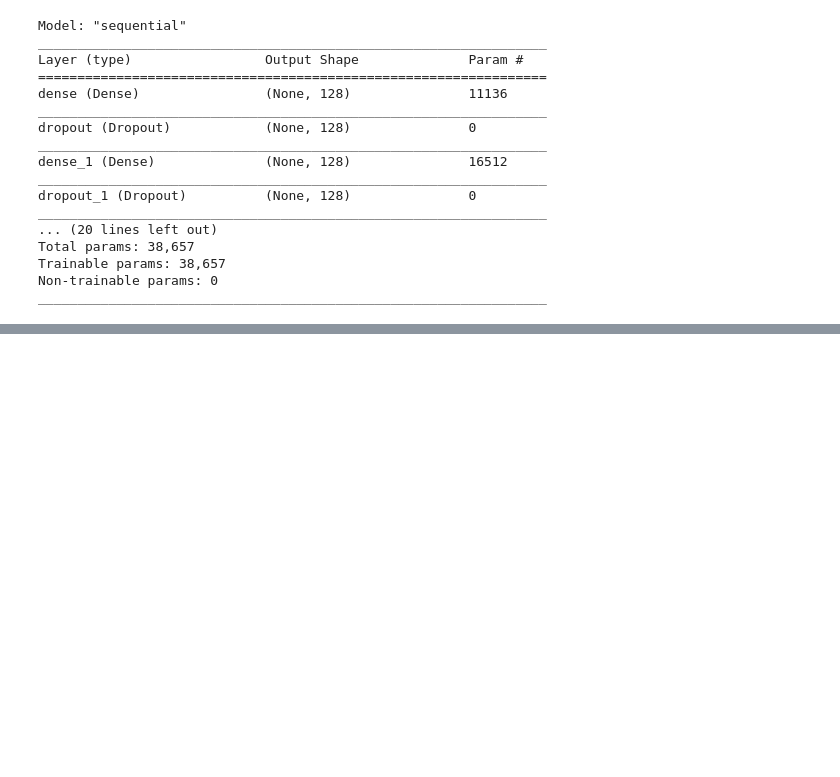
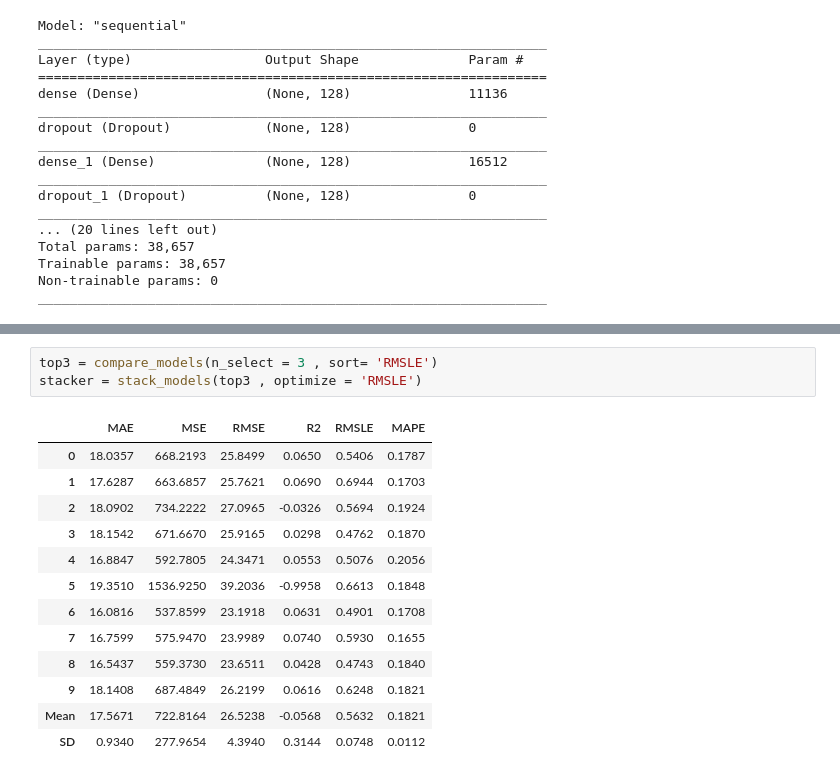
Before and after one commit to karthikchiru12/Predicting-Lap-Time, a Jupyter notebook: Predicting Lap Time.ipynb, the cells around one changed output, grey strips where cells are left out. Saved outputs shown, nothing was run; the diff lists cells and outputs as text; blank space fills up the shorter version.

```diff
--- a/Predicting Lap Time.ipynb
+++ b/Predicting Lap Time.ipynb
@@ -632,0 +756,17 @@ plt.show()
+# %%
+top3 = compare_models(n_select = 3 , sort= 'RMSLE')
+stacker = stack_models(top3 , optimize = 'RMSLE')
+# %% [output]
+|  | MAE | MSE | RMSE | R2 | RMSLE | MAPE |
+| 0 | 18.0357 | 668.2193 | 25.8499 | 0.0650 | 0.5406 | 0.1787 |
+| 1 | 17.6287 | 663.6857 | 25.7621 | 0.0690 | 0.6944 | 0.1703 |
+| 2 | 18.0902 | 734.2222 | 27.0965 | -0.0326 | 0.5694 | 0.1924 |
+| 3 | 18.1542 | 671.6670 | 25.9165 | 0.0298 | 0.4762 | 0.1870 |
+| 4 | 16.8847 | 592.7805 | 24.3471 | 0.0553 | 0.5076 | 0.2056 |
+| 5 | 19.3510 | 1536.9250 | 39.2036 | -0.9958 | 0.6613 | 0.1848 |
+| 6 | 16.0816 | 537.8599 | 23.1918 | 0.0631 | 0.4901 | 0.1708 |
+| 7 | 16.7599 | 575.9470 | 23.9989 | 0.0740 | 0.5930 | 0.1655 |
+| 8 | 16.5437 | 559.3730 | 23.6511 | 0.0428 | 0.4743 | 0.1840 |
+| 9 | 18.1408 | 687.4849 | 26.2199 | 0.0616 | 0.6248 | 0.1821 |
+| Mean | 17.5671 | 722.8164 | 26.5238 | -0.0568 | 0.5632 | 0.1821 |
+| SD | 0.9340 | 277.9654 | 4.3940 | 0.3144 | 0.0748 | 0.0112 |
```
Also changed, not shown: parts of 33 cells of this notebook, 5 other files.
